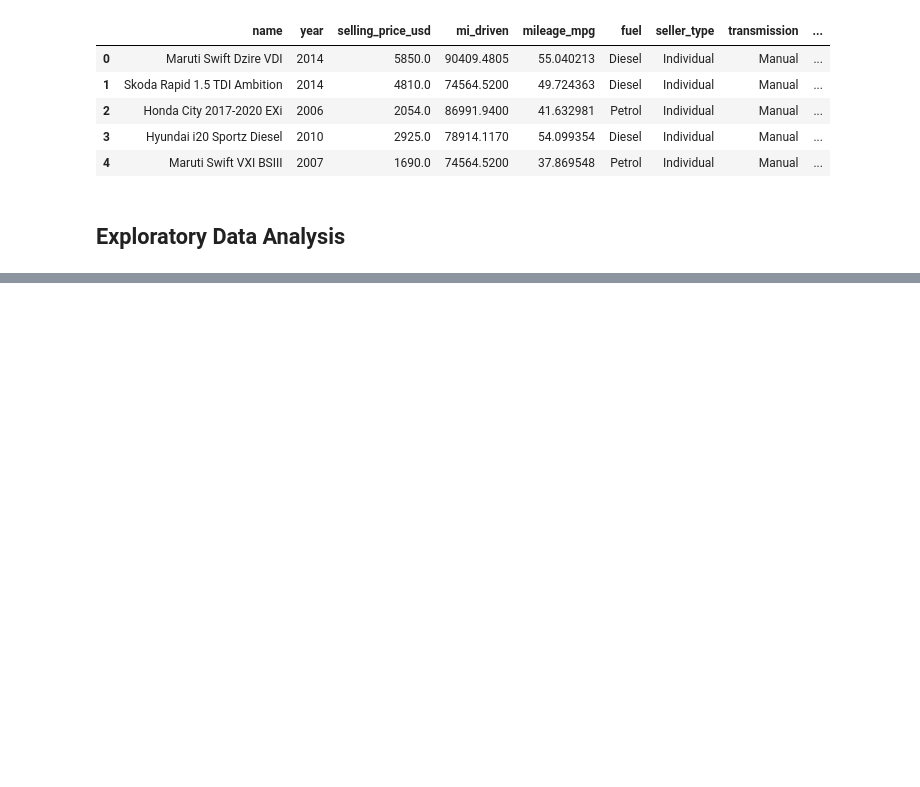
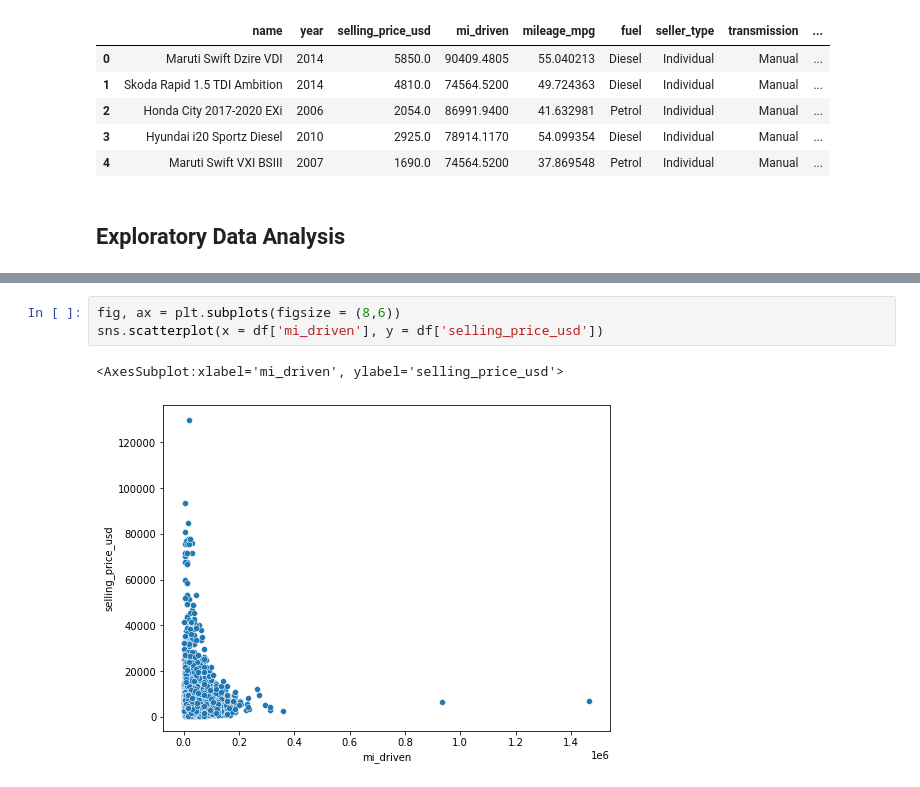
Before and after one commit to rylewww/Vehicle-Regression-Analysis, a Jupyter notebook: Car-Price-Cleaning-EDA.ipynb, the cells around one changed output, grey strips where cells are left out. Drawn from its saved outputs; the diff is of its cells as text; blank space fills up the shorter version.

```diff
--- a/Car-Price-Cleaning-EDA.ipynb
+++ b/Car-Price-Cleaning-EDA.ipynb
@@ -140,0 +148,6 @@ df.head()
+# %%
+fig, ax = plt.subplots(figsize = (8,6))
+sns.scatterplot(x = df['mi_driven'], y = df['selling_price_usd'])
+# %% [output]
+<AxesSubplot:xlabel='mi_driven', ylabel='selling_price_usd'>
+[figure, added]
```
Also changed, not shown: parts of 8 cells of this notebook.
